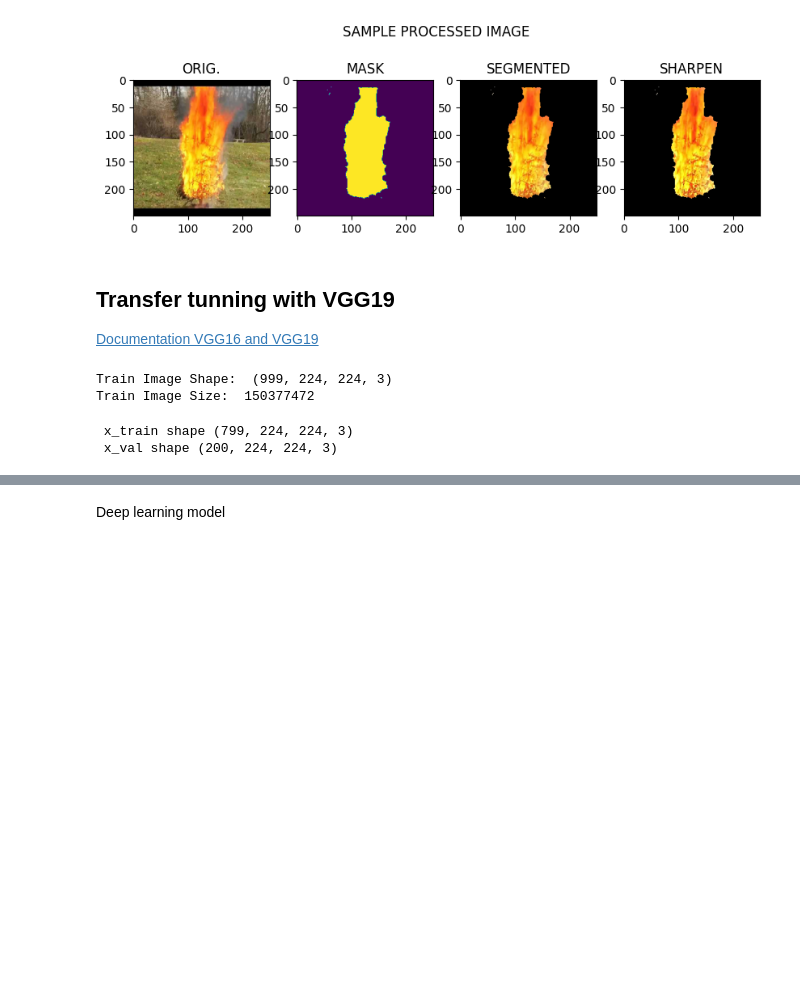
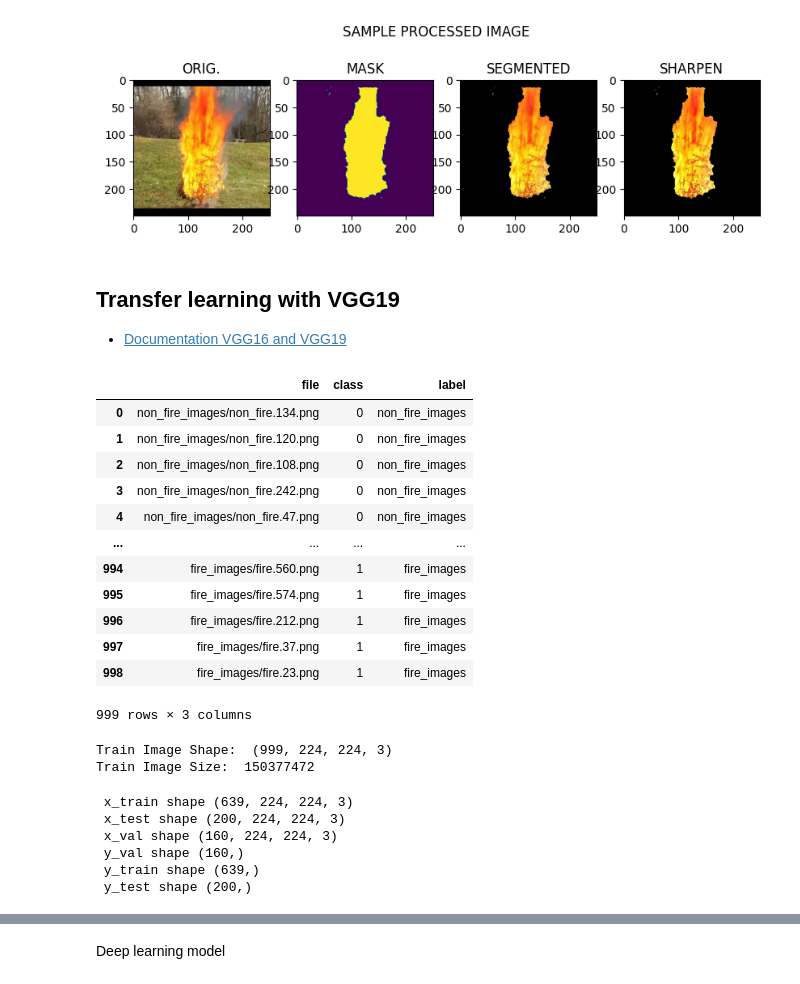
Before and after one commit to Pyth-Men-Code/Fire-detection-computer-vision-, a Jupyter notebook: ai-notebook/fire_detection.ipynb, the cells around one changed output, grey strips where cells are left out. Cells and saved outputs as stored; diff of their text form; code cells hidden in the pictures; blank space fills up the shorter version.

```diff
--- a/ai-notebook/fire_detection.ipynb
+++ b/ai-notebook/fire_detection.ipynb
@@ -210,8 +229,24 @@ Clipping input data to the valid range for imshow with RGB data ([0..1] for floa
 <matplotlib.image.AxesImage at 0x...>
 [figure]
 # %% [markdown]
-## Transfer tunning with VGG19
-[Documentation VGG16 and VGG19](https://keras.io/api/applications/vgg/#vgg19-function)
+## Transfer learning with VGG19
+ * [Documentation VGG16 and VGG19](https://keras.io/api/applications/vgg/#vgg19-function)
+# %%
+df
+# %% [output]
+|  | file | class | label |
+| 0 | non_fire_images/non_fire.134.png | 0 | non_fire_images |
+| 1 | non_fire_images/non_fire.120.png | 0 | non_fire_images |
+| 2 | non_fire_images/non_fire.108.png | 0 | non_fire_images |
+| 3 | non_fire_images/non_fire.242.png | 0 | non_fire_images |
+| 4 | non_fire_images/non_fire.47.png | 0 | non_fire_images |
+| ... | ... | ... | ... |
+| 994 | fire_images/fire.560.png | 1 | fire_images |
+| 995 | fire_images/fire.574.png | 1 | fire_images |
+| 996 | fire_images/fire.212.png | 1 | fire_images |
+| 997 | fire_images/fire.37.png | 1 | fire_images |
+| 998 | fire_images/fire.23.png | 1 | fire_images |
+999 rows × 3 columns
 # %%
 INPUT_SIZE = 224  # La taille d'entrée par défaut pour VGG19
 
@@ -240,9 +276,18 @@ X_train, X_test, y_train, y_test = train_test_split(X_train, y, test_size=0.2, r
-# %%
-print(f" x_train shape {X_train.shape}")
-print(f" x_val shape {X_test.shape}")
-# %% [output]
- x_train shape (799, 224, 224, 3)
- x_val shape (200, 224, 224, 3)
+# %%
+
+print(f" x_train shape {X_train.shape}")
+print(f" x_test shape {X_test.shape}")
+print(f" x_val shape {X_val.shape}")
+print(f" y_val shape {X_val.shape}")
+print(f" y_train shape {y_train.shape}")
+print(f" y_test shape {y_test.shape}")
+# %% [output]
+ x_train shape (639, 224, 224, 3)
+ x_test shape (200, 224, 224, 3)
+ x_val shape (160, 224, 224, 3)
+ y_val shape (160,)
+ y_train shape (639,)
+ y_test shape (200,)
 # %%
 print('FIRE IMAGES ON TRAINING DATA: ',y_train[y_train==1].shape[0])
 print('NON-FIRE IMAGES ON TRAINING DATA: ',y_train[y_train==0].shape[0])
```
Also changed, not shown: parts of 52 cells of this notebook.
